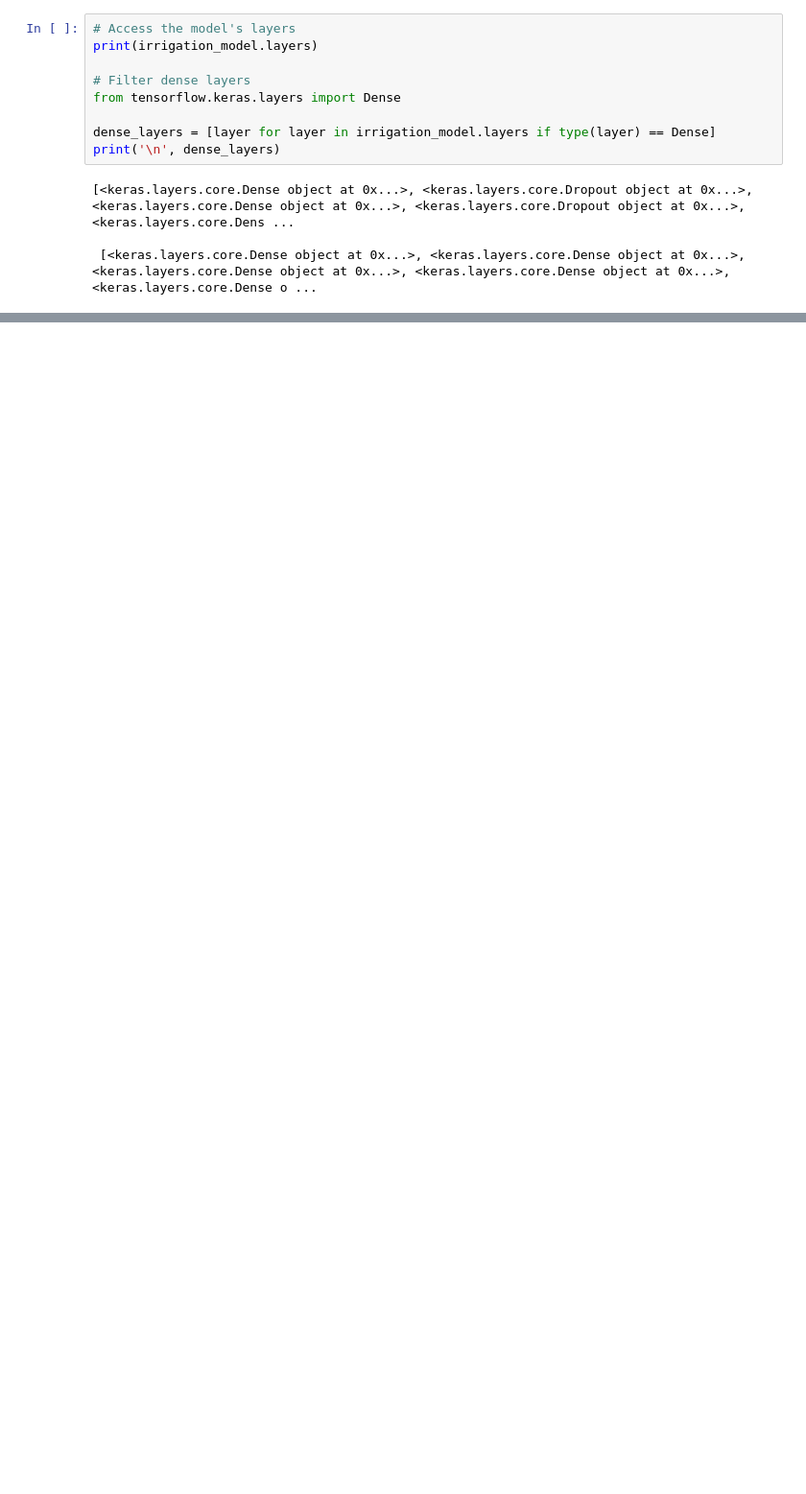
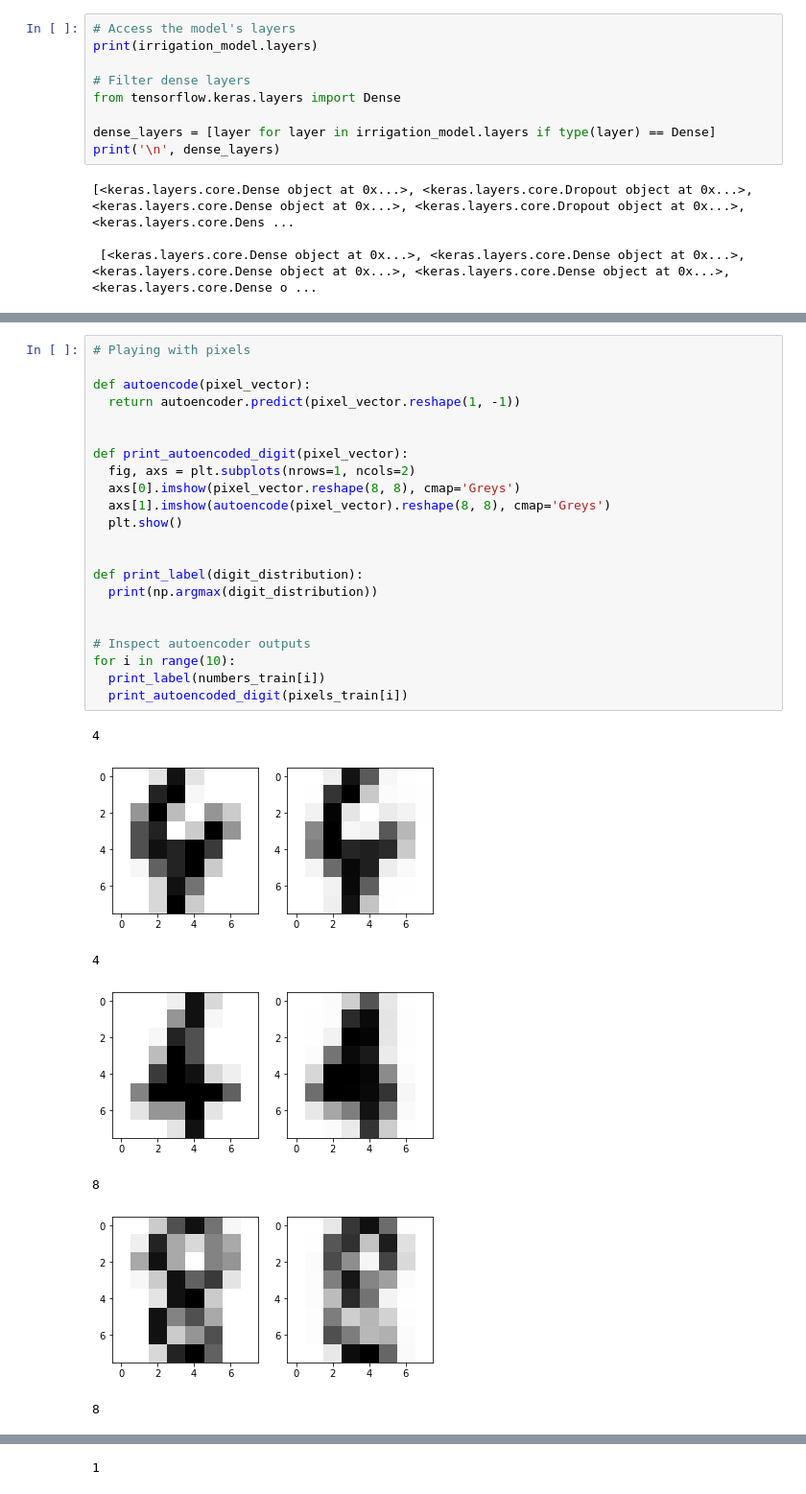
Before and after one commit to PabloBrianese/introduction-to-deep-learning, a Jupyter notebook: introduction-to-deep-learning-with-keras/chapter4.ipynb, the cells around one changed output, grey strips where cells are left out. Shown: that part at 96% size. Drawn from its saved outputs; the diff is of its cells as text; blank space fills up the shorter version.

```diff
--- a/introduction-to-deep-learning-with-keras/chapter4.ipynb
+++ b/introduction-to-deep-learning-with-keras/chapter4.ipynb
@@ -103,0 +195,30 @@ embedding_plot(prediction_steps, len(prediction_steps) * [parcels_train[:,2]], e
+# %%
+# Playing with pixels
+
+def autoencode(pixel_vector):
+  return autoencoder.predict(pixel_vector.reshape(1, -1))
+
+
+def print_autoencoded_digit(pixel_vector):
+  fig, axs = plt.subplots(nrows=1, ncols=2)
+  axs[0].imshow(pixel_vector.reshape(8, 8), cmap='Greys')
+  axs[1].imshow(autoencode(pixel_vector).reshape(8, 8), cmap='Greys')
+  plt.show()
+
+
+def print_label(digit_distribution):
+  print(np.argmax(digit_distribution))
+
+
+# Inspect autoencoder outputs
+for i in range(10):
+  print_label(numbers_train[i])
+  print_autoencoded_digit(pixels_train[i])
+# %% [output]
+4
+[figure, added]
+4
+[figure, added]
+8
+[figure, added]
+8
@@ -103,0 +226 @@ embedding_plot(prediction_steps, len(prediction_steps) * [parcels_train[:,2]], e
+1
```
Also changed, not shown: parts of 25 cells of this notebook, 5 other files.
